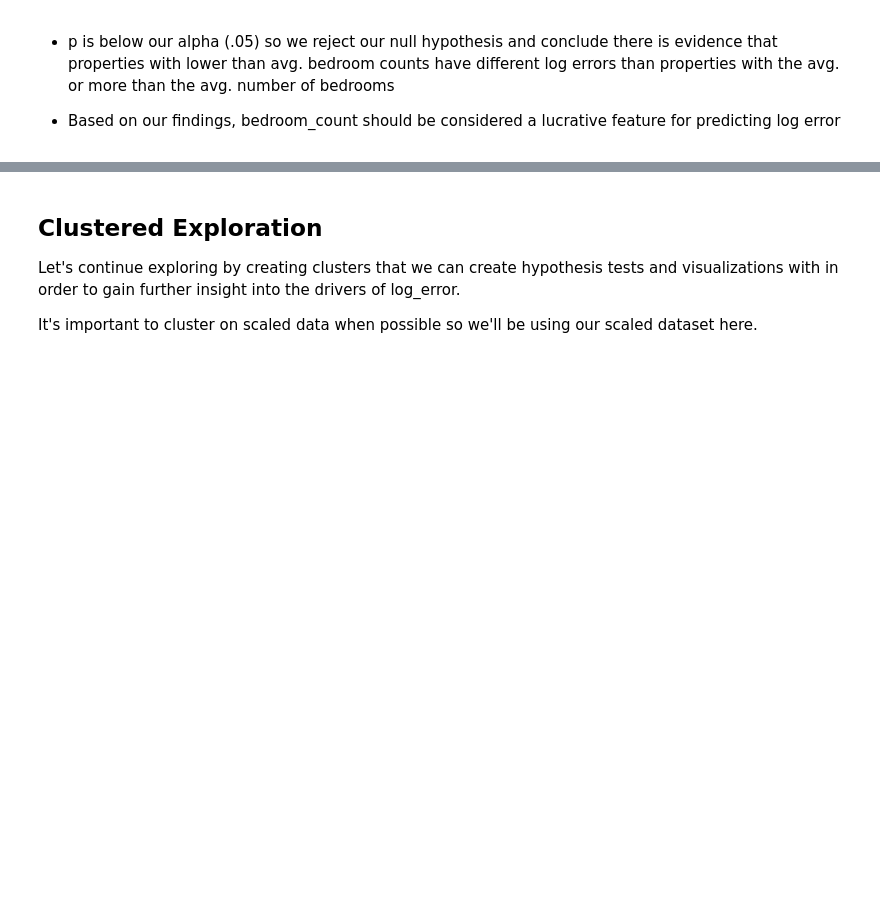
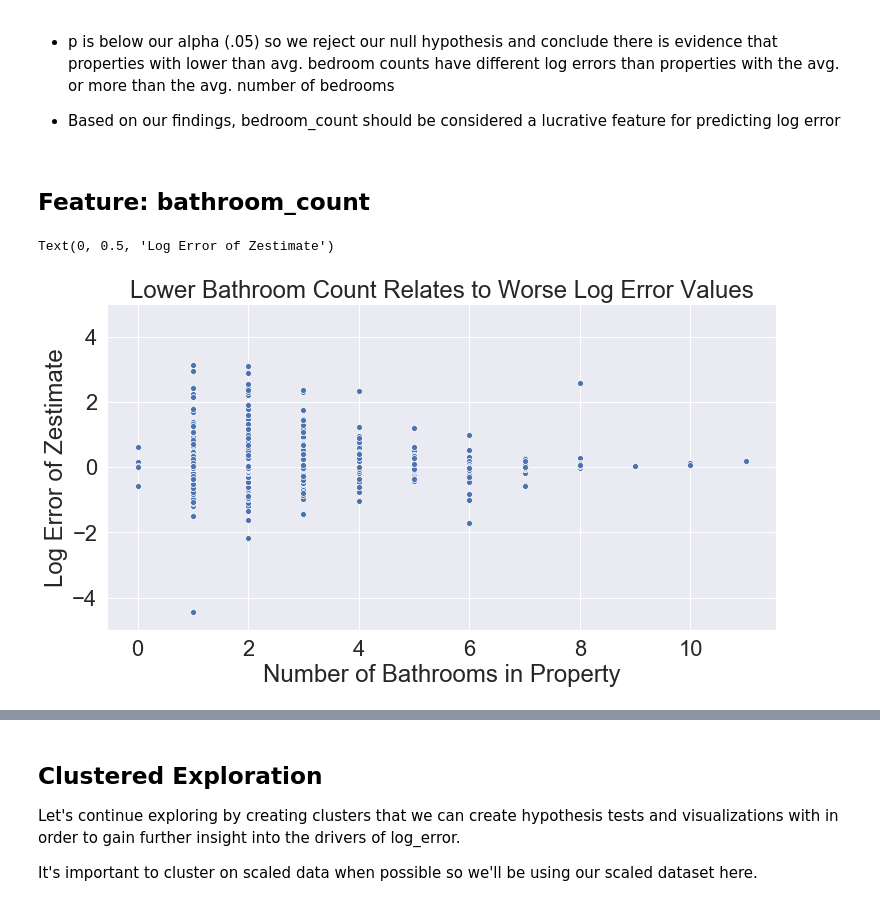
Before and after one commit to SamuelD-Data/zillow_clustering_project, a Jupyter notebook: WIP/update_notebook.ipynb, the cells around one changed output, grey strips where cells are left out. Drawn from its saved outputs; the diff is of its cells as text; code cells hidden in the pictures; blank space fills up the shorter version.

```diff
--- a/WIP/update_notebook.ipynb
+++ b/WIP/update_notebook.ipynb
@@ -582,3 +601,22 @@ print (f'p = {p}')
 - p is below our alpha (.05) so we reject our null hypothesis and conclude there is evidence that properties with lower than avg. bedroom counts have different log errors than properties with the avg. or more than the avg. number of bedrooms
 
 - Based on our findings, bedroom_count should be considered a lucrative feature for predicting log error
+# %% [markdown]
+## Feature: bathroom_count
+# %%
+# setting figure size
+sns.set(rc = {'figure.figsize':(12,6)})
+
+# setting font size
+sns.set(font_scale = 2)
+
+# plotting scatterplot and setting title
+plt.ylim([-5, 5])
+sns.scatterplot(x = 'bathroom_count', y = 'log_error', data = train).set_title("Lower Bathroom Count Relates to Worse Log Error Values")
+
+# setting x and y label
+plt.xlabel("Number of Bathrooms in Property")
+plt.ylabel("Log Error of Zestimate")
+# %% [output]
+Text(0, 0.5, 'Log Error of Zestimate')
+[figure, added]
```
Also changed, not shown: parts of 22 cells of this notebook, 1 other file.
